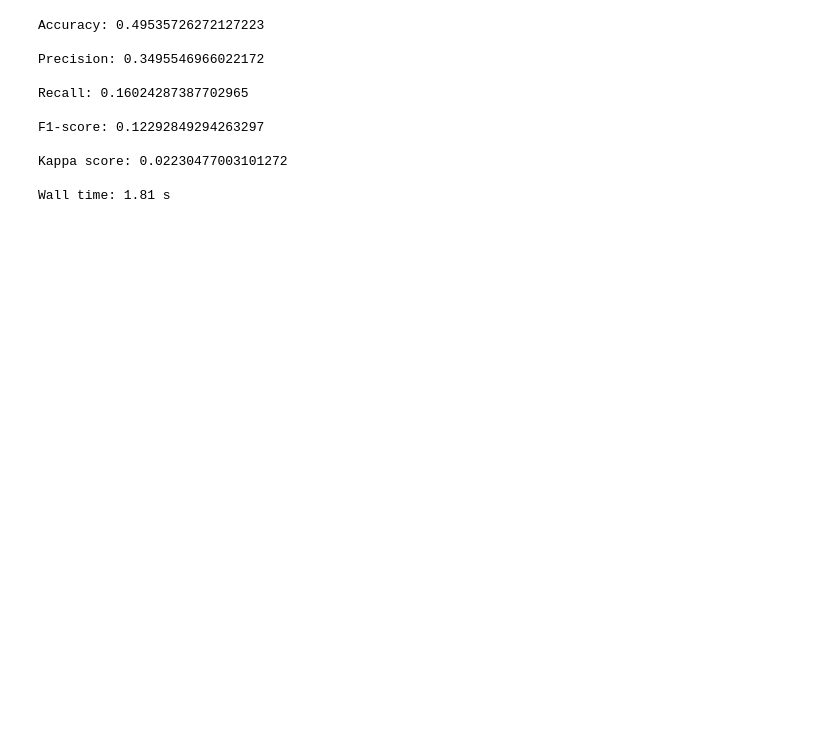
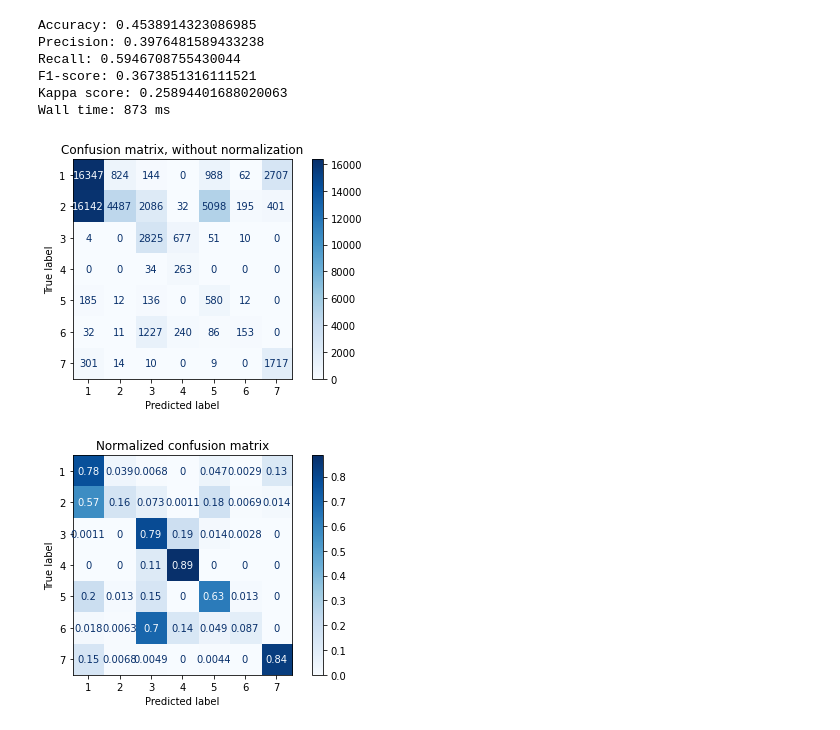
Before and after one commit to Espher5/Forest_Cover_Type_Stream_Classifiers, a Jupyter notebook: src/Forest_cover_type _classifiers_PY/Notebook/Batch Learning Plotting.ipynb, the cells around one changed output. Saved outputs shown, nothing was run; the diff lists cells and outputs as text; code cells hidden in the pictures; blank space fills up the shorter version.

```diff
--- a/src/Forest_cover_type _classifiers_PY/Notebook/Batch Learning Plotting.ipynb
+++ b/src/Forest_cover_type _classifiers_PY/Notebook/Batch Learning Plotting.ipynb
@@ -68,0 +206,7 @@ Wall time: 4min 58s
+# %%
+%%time
+# Decision Tree train test split
+dt = DecisionTreeClassifier(max_depth=20)
+dt.fit(x_train, y_train)
+y_pred = dt.predict(x_test)
+evaluate_metrics(y_test, y_pred)
@@ -69,21 +367,15 @@ Wall time: 4min 58s
 # %%
 %%time
-
-# Naive Bayes
-x_train, x_test = scale_variables()
+# Naive Bayes train test split
 nb = GaussianNB()
-nb.fit(x_train, y_train)
+histogram = nb.fit(x_train, y_train)
 y_pred = nb.predict(x_test)
+y_probs = nb.predict_proba(x_test)
 evaluate_metrics(y_test, y_pred)
 # %% [output]
-Accuracy: 0.49535726272127223
-
-Precision: 0.3495546966022172
-
-Recall: 0.16024287387702965
-
-F1-score: 0.12292849294263297
-
-Kappa score: 0.02230477003101272
-
-Wall time: 1.81 s
+Accuracy: 0.4538914323086985
+Precision: 0.3976481589433238
+Recall: 0.5946708755430044
+F1-score: 0.3673851316111521
+Kappa score: 0.25894401688020063
+Wall time: 873 ms
@@ -101,0 +382,23 @@ def evaluate_metrics(y_test, y_pred):
+# %%
+class_names = [1,2,3,4,5,6,7]
+
+disp = metrics.plot_confusion_matrix(nb, x_test, y_test,
+                                 display_labels=class_names,
+                                 cmap=plt.cm.Blues)
+disp.ax_.set_title('Confusion matrix, without normalization')
+plt.tight_layout()
+plt.savefig('NaiveBayes-ConfusionMatrix.png', dpi=300)
+plt.show()
+
+
+disp = metrics.plot_confusion_matrix(nb, x_test, y_test,
+                                 display_labels=class_names,
+                                 cmap=plt.cm.Blues,
+                                 normalize=normalize)
+disp.ax_.set_title('Normalized confusion matrix')
+plt.tight_layout()
+plt.savefig('NaiveBayes-ConfusionMatrix-normalized.png', dpi=300)
+plt.show()
+# %% [output]
+[figure, added]
+[figure, added]
```
Also changed, not shown: parts of 24 cells of this notebook.
